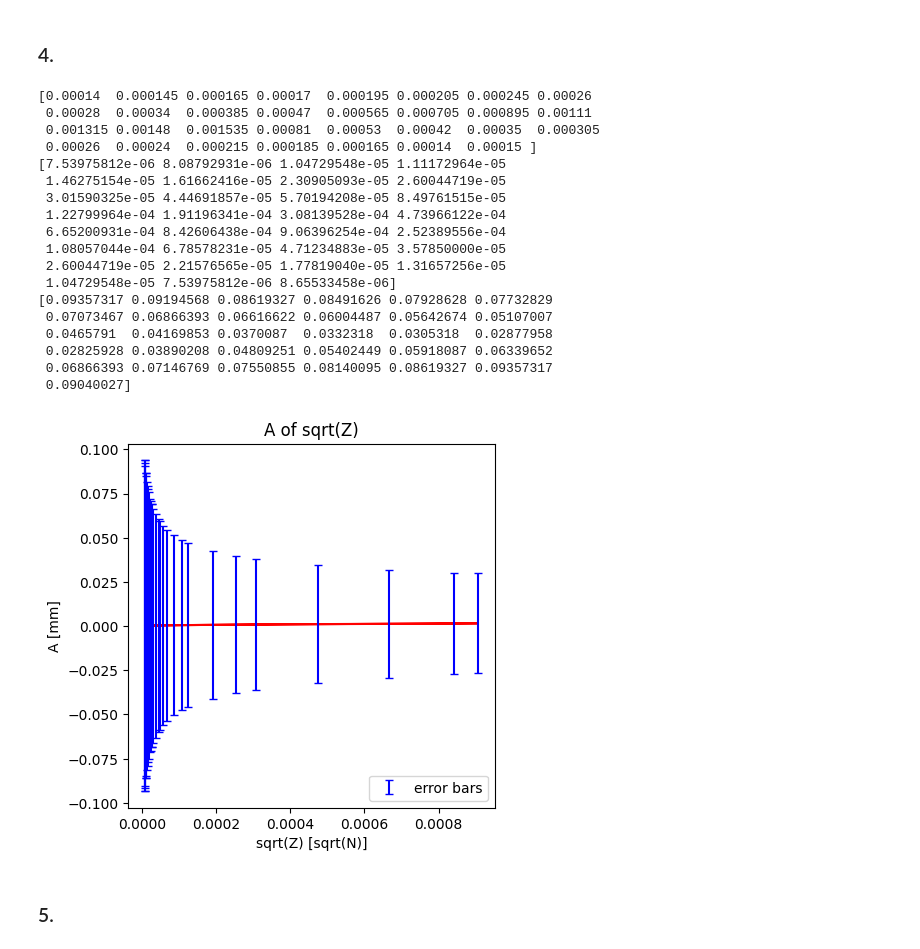
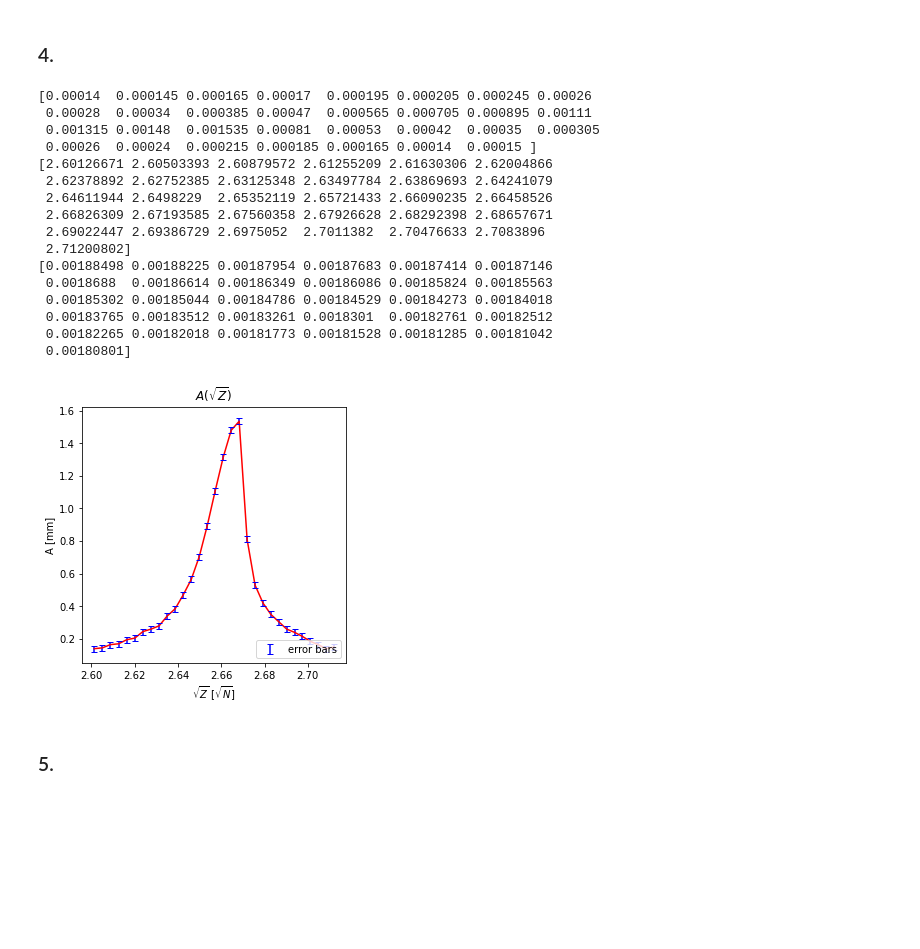
Before and after one commit to dominikrosser/praktikum_p1, a Jupyter notebook: 04-Saite/saite.ipynb, the cells around one changed output. Saved outputs shown, nothing was run; the diff lists cells and outputs as text; code cells hidden in the pictures; blank space fills up the shorter version.

```diff
--- a/04-Saite/saite.ipynb
+++ b/04-Saite/saite.ipynb
@@ -75,58 +74,57 @@ def calc_Z_sqrt_of_m_kg(m_kg,):
 # %%
 # A
 A_values_4_m = A_4_meas_mm / 1000
+A_values_4_mm = A_4_meas_mm
 # sqrt Z
-Z_4_values_newton_sqrt, Z_4_values_newton_error_sqrt = calc_Z_of_m_kg(A_values_4_m)# TODO TODO error of m grams
+Z_4_values_newton_sqrt, Z_4_values_newton_error_sqrt = calc_Z_sqrt_of_m_grams(weight_m_4_meas_grams)# TODO TODO error of m grams
 #Z_4_sqrt_values = np.sqrt(Z_4_values_newton)
 #Z_4_sqrt_error = 100 # TODO
 
 # TODO Graph A(sqrt(Z))
 # TODO INCLUDE ERROR BARS FOR A
 
 # TODO Add error for m of 1g
-#sig_A_values_4_m = np.ones(len(A_values_4_m))*np.std(A_meas_1)
-#sig_A_values_4_mm = np.ones(len(A_4_meas_mm))*np.std(A_meas_1)
+sig_A_values_4_m = np.ones(len(A_values_4_m))*np.std(A_meas_1/1000)
+sig_A_values_4_mm = np.ones(len(A_4_meas_mm))*np.std(A_meas_1)
 
 print(A_values_4_m)
 print(Z_4_values_newton_sqrt)
 print(Z_4_values_newton_error_sqrt)
 # Helper function
 import matplotlib.pyplot as plt
 def errorbar_plot_A_sqrtZ(A_values, Sqrt_Z_values,sig):
     x, y = Sqrt_Z_values, A_values
     cm = 1/2.54
     fig, ax = plt.subplots(1,1,figsize=(12*cm, 12*cm))
     ax.plot(x,y,linestyle='-', color='red')
     ax.errorbar(x, y, yerr=sig, linestyle='', color='blue', capsize=3, label='error bars')
-    ax.set_xlabel('sqrt(Z) [sqrt(N)]')
+    ax.set_xlabel(r'$\sqrt{Z}$ [$\sqrt{N}$]')
     ax.set_ylabel('A [mm]')
-    ax.set_title('A of sqrt(Z)')
+    ax.set_title(r'$A(\sqrt{Z})$')
     #ax.set_xlim([-1,1])
     #ax.set_ylim([-4,4])
     ax.legend(loc='lower right')
     plt.show()
 
-errorbar_plot_A_sqrtZ(A_values_4_m , Z_4_values_newton_sqrt, Z_4_values_newton_error_sqrt)
+errorbar_plot_A_sqrtZ(A_values_4_mm, Z_4_values_newton_sqrt, sig_A_values_4_mm)
 # %% [output]
 [0.00014  0.000145 0.000165 0.00017  0.000195 0.000205 0.000245 0.00026
  0.00028  0.00034  0.000385 0.00047  0.000565 0.000705 0.000895 0.00111
  0.001315 0.00148  0.001535 0.00081  0.00053  0.00042  0.00035  0.000305
  0.00026  0.00024  0.000215 0.000185 0.000165 0.00014  0.00015 ]
-[7.53975812e-06 8.08792931e-06 1.04729548e-05 1.11172964e-05
- 1.46275154e-05 1.61662416e-05 2.30905093e-05 2.60044719e-05
- 3.01590325e-05 4.44691857e-05 5.70194208e-05 8.49761515e-05
- 1.22799964e-04 1.91196341e-04 3.08139528e-04 4.73966122e-04
- 6.65200931e-04 8.42606438e-04 9.06396254e-04 2.52389556e-04
- 1.08057044e-04 6.78578231e-05 4.71234883e-05 3.57850000e-05
- 2.60044719e-05 2.21576565e-05 1.77819040e-05 1.31657256e-05
- 1.04729548e-05 7.53975812e-06 8.65533458e-06]
-[0.09357317 0.09194568 0.08619327 0.08491626 0.07928628 0.07732829
- 0.07073467 0.06866393 0.06616622 0.06004487 0.05642674 0.05107007
- 0.0465791  0.04169853 0.0370087  0.0332318  0.0305318  0.02877958
- 0.02825928 0.03890208 0.04809251 0.05402449 0.05918087 0.06339652
- 0.06866393 0.07146769 0.07550855 0.08140095 0.08619327 0.09357317
- 0.09040027]
+[2.60126671 2.60503393 2.60879572 2.61255209 2.61630306 2.62004866
+ 2.62378892 2.62752385 2.63125348 2.63497784 2.63869693 2.64241079
+ 2.64611944 2.6498229  2.65352119 2.65721433 2.66090235 2.66458526
+ 2.66826309 2.67193585 2.67560358 2.67926628 2.68292398 2.68657671
+ 2.69022447 2.69386729 2.6975052  2.7011382  2.70476633 2.7083896
+ 2.71200802]
+[0.00188498 0.00188225 0.00187954 0.00187683 0.00187414 0.00187146
+ 0.0018688  0.00186614 0.00186349 0.00186086 0.00185824 0.00185563
+ 0.00185302 0.00185044 0.00184786 0.00184529 0.00184273 0.00184018
+ 0.00183765 0.00183512 0.00183261 0.0018301  0.00182761 0.00182512
+ 0.00182265 0.00182018 0.00181773 0.00181528 0.00181285 0.00181042
+ 0.00180801]
-[figure, old version]
+[figure, new version]
 # %% [markdown]
 ### 5.
 # %%
```
Also changed, not shown: parts of 1 cell of this notebook.
